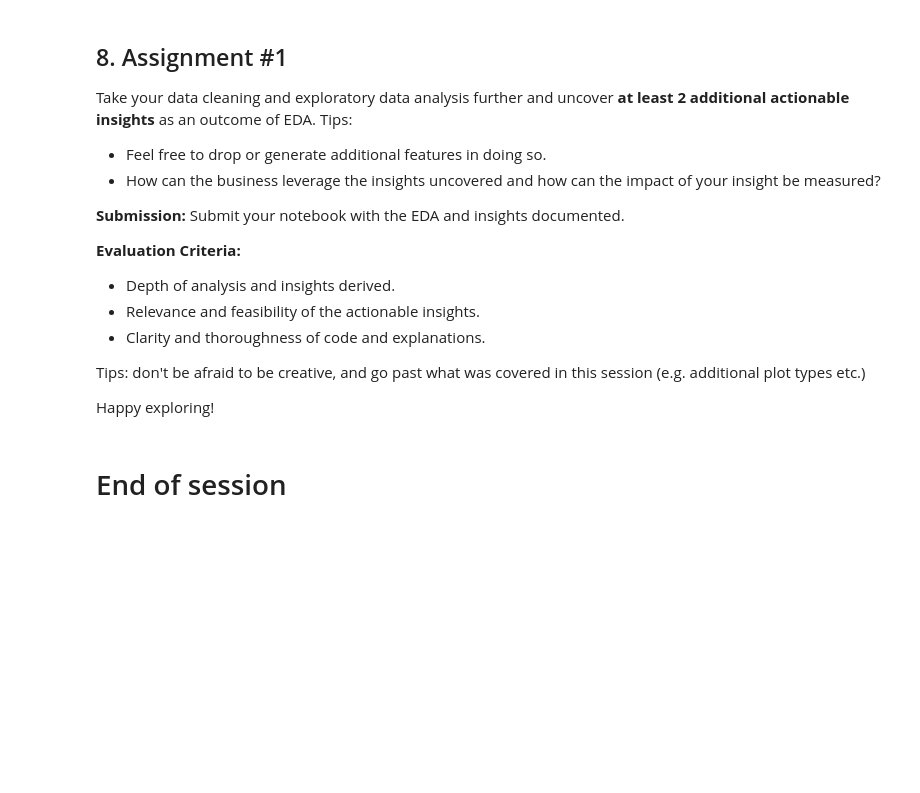
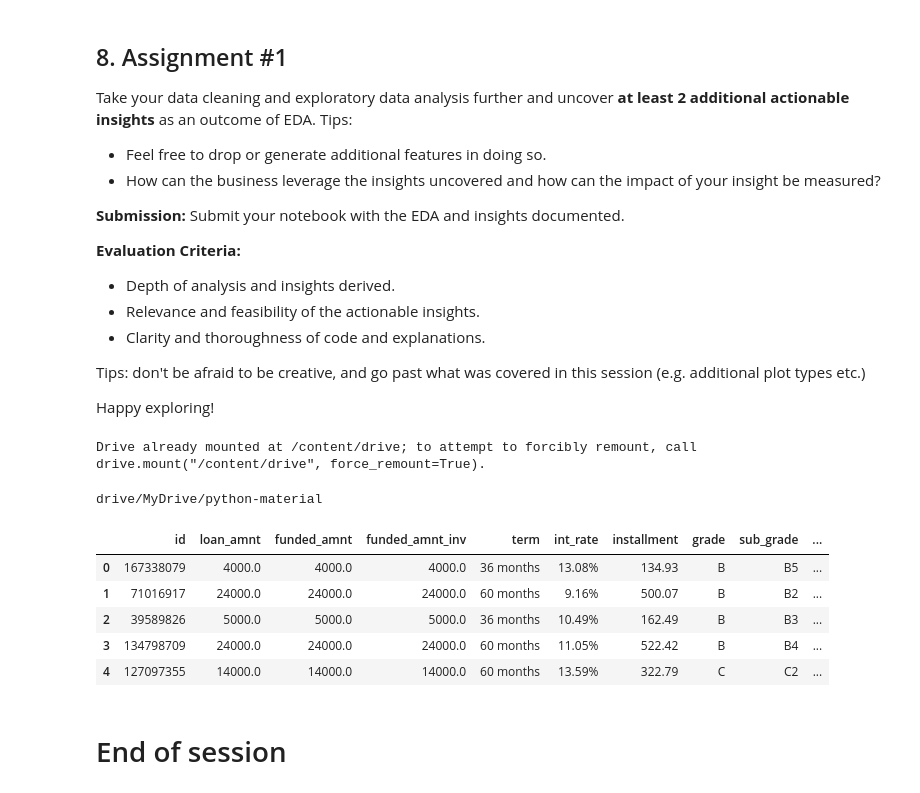
Before and after one commit to svetlanama/Data-Science-in-Finance-, a Jupyter notebook: DSIF3_0_From_data_to_actionable_insights_EDA_in_Python.ipynb, the cells around one changed output. Drawn from its saved outputs; the diff is of its cells as text; code cells hidden in the pictures; blank space fills up the shorter version.

```diff
--- a/DSIF3_0_From_data_to_actionable_insights_EDA_in_Python.ipynb
+++ b/DSIF3_0_From_data_to_actionable_insights_EDA_in_Python.ipynb
@@ -434,24 +438,61 @@ Tips:
 Tips: don't be afraid to be creative, and go past what was covered in this session (e.g. additional plot types etc.)
 
 Happy exploring!
+# %%
+import pandas as pd
+from sklearn.model_selection import train_test_split
+from sklearn.linear_model import LogisticRegression
+
+pd.set_option('display.max_columns', None)
+pd.set_option('display.max_rows', None)
+
+# Check if in Google Colab environment
+try:
+    from google.colab import drive
+    # Mount drive
+    drive.mount('/content/drive')
+    # Set up path to Python material parent folder
+    path_python_material = rf"drive/MyDrive/{python_material_folder_name}"
+        # If unsure, print current directory path by executing the following in a new cell:
+        # !pwd
+    IN_COLAB = True
+except:
+    IN_COLAB = False
+    # If working locally on Jupyter Notebook, parent folder is one folder up (assuming you are using the folder structure shared at the beginning of the course)
+    path_python_material = ".."
+# %% [output]
+Drive already mounted at /content/drive; to attempt to forcibly remount, call drive.mount("/content/drive", force_remount=True).
 # %%
 #### Example structure ####
 
 # 1. Load data
 #    > recommended to use output from above class
+# Read data that was exported from previous session
+print(path_python_material)
+# df = pd.read_csv(f"{path_python_material}/data/2-intermediate/df_out_dsif2.csv")
+df = pd.read_csv(f"drive/MyDrive/AI/PUBLIC_CSV/df_out_dsif2.csv")
 
+df.head()
 # 2. Data cleaning
 
 # 3. Summary statistics
 
 # 4. Feature engineering
 
 # 5. Visualization
 #    > check out seaborn documentation at link above
 
 # 6. Insights and conclusions
 #    > what actions is your insight driving
 #    (could be data cleaning action, or a question/hypothesis for the business to test, etc.)
+# %% [output]
+drive/MyDrive/python-material
+|  | id | loan_amnt | funded_amnt | funded_amnt_inv | term | int_rate | installment | grade | sub_grade | ... |
+| 0 | 167338079 | 4000.0 | 4000.0 | 4000.0 | 36 months | 13.08% | 134.93 | B | B5 | ... |
+| 1 | 71016917 | 24000.0 | 24000.0 | 24000.0 | 60 months | 9.16% | 500.07 | B | B2 | ... |
+| 2 | 39589826 | 5000.0 | 5000.0 | 5000.0 | 36 months | 10.49% | 162.49 | B | B3 | ... |
+| 3 | 134798709 | 24000.0 | 24000.0 | 24000.0 | 60 months | 11.05% | 522.42 | B | B4 | ... |
+| 4 | 127097355 | 14000.0 | 14000.0 | 14000.0 | 60 months | 13.59% | 322.79 | C | C2 | ... |
 # %% [markdown]
 # End of session
 # %%
```
Also changed, not shown: parts of 2 cells of this notebook.
